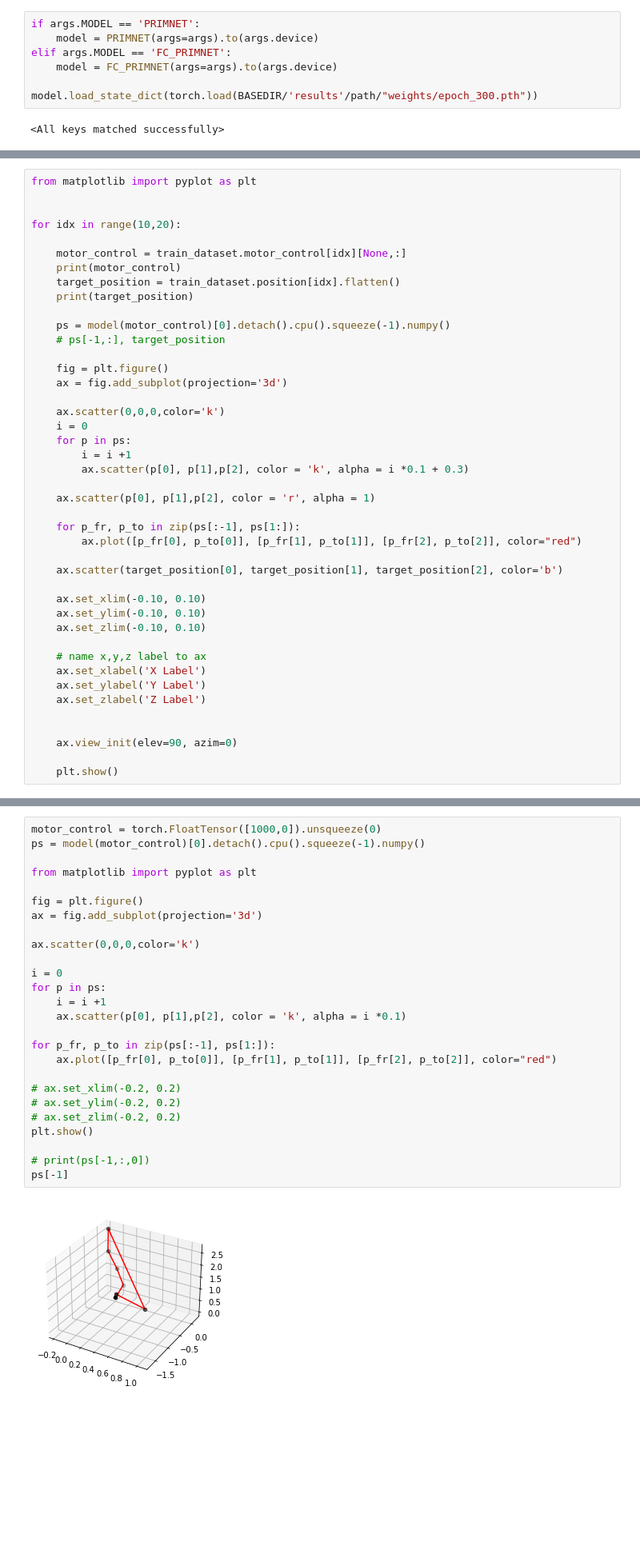
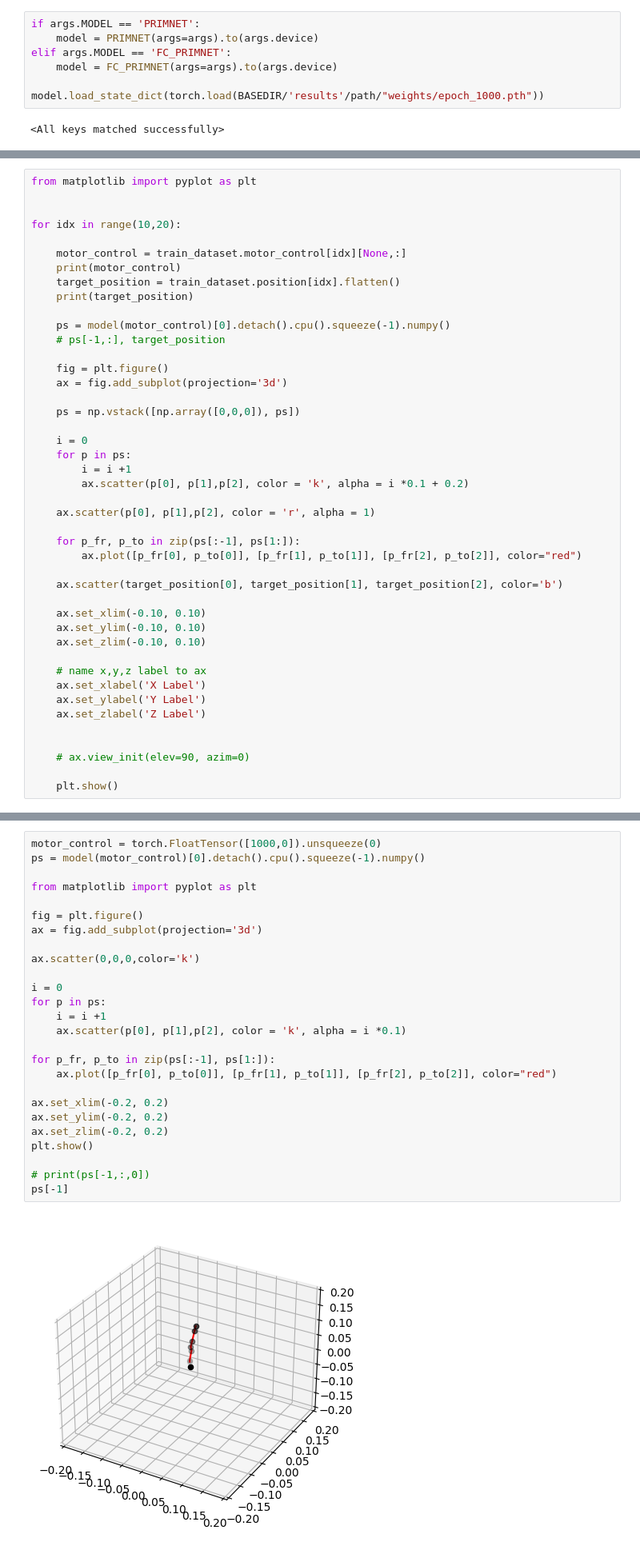
Before and after one commit to terry97-guel/KINN, a Jupyter notebook: code/control/fk_check.ipynb, the cells around one changed output, grey strips where cells are left out. Shown at 80% size. Cells and saved outputs as stored; diff of their text form; blank space fills up the shorter version.

```diff
--- a/code/control/fk_check.ipynb
+++ b/code/control/fk_check.ipynb
@@ -64,7 +64,7 @@ if args.MODEL == 'PRIMNET':
 elif args.MODEL == 'FC_PRIMNET':
     model = FC_PRIMNET(args=args).to(args.device)
 
-model.load_state_dict(torch.load(BASEDIR/'results'/path/"weights/epoch_300.pth"))
+model.load_state_dict(torch.load(BASEDIR/'results'/path/"weights/epoch_1000.pth"))
 # %% [output]
 <All keys matched successfully>
 # %%
@@ -197,11 +189,12 @@ for idx in range(10,20):
     fig = plt.figure()
     ax = fig.add_subplot(projection='3d')
 
-    ax.scatter(0,0,0,color='k')
+    ps = np.vstack([np.array([0,0,0]), ps])
+
     i = 0
     for p in ps:
         i = i +1
-        ax.scatter(p[0], p[1],p[2], color = 'k', alpha = i *0.1 + 0.3)
+        ax.scatter(p[0], p[1],p[2], color = 'k', alpha = i *0.1 + 0.2)
 
     ax.scatter(p[0], p[1],p[2], color = 'r', alpha = 1)
 
@@ -220,7 +213,7 @@ for idx in range(10,20):
     ax.set_zlabel('Z Label')
 
 
-    ax.view_init(elev=90, azim=0)
+    # ax.view_init(elev=90, azim=0)
 
     plt.show()
 # %% [output]
@@ -246,28 +239,28 @@ tensor([ 0.0267, -0.0133,  0.1122])
 # %%
 motor_control = torch.FloatTensor([1000,0]).unsqueeze(0)
 ps = model(motor_control)[0].detach().cpu().squeeze(-1).numpy()
 
 from matplotlib import pyplot as plt
 
 fig = plt.figure()
 ax = fig.add_subplot(projection='3d')
 
 ax.scatter(0,0,0,color='k')
 
 i = 0
 for p in ps:
     i = i +1
     ax.scatter(p[0], p[1],p[2], color = 'k', alpha = i *0.1)
 
 for p_fr, p_to in zip(ps[:-1], ps[1:]):
     ax.plot([p_fr[0], p_to[0]], [p_fr[1], p_to[1]], [p_fr[2], p_to[2]], color="red")
 
-# ax.set_xlim(-0.2, 0.2)
-# ax.set_ylim(-0.2, 0.2)
-# ax.set_zlim(-0.2, 0.2)
+ax.set_xlim(-0.2, 0.2)
+ax.set_ylim(-0.2, 0.2)
+ax.set_zlim(-0.2, 0.2)
 plt.show()
 
 # print(ps[-1,:,0])
 ps[-1]
 # %% [output]
-[figure, old version]
+[figure, new version]
```
Also changed, not shown: parts of 9 cells of this notebook, 28 other files.
